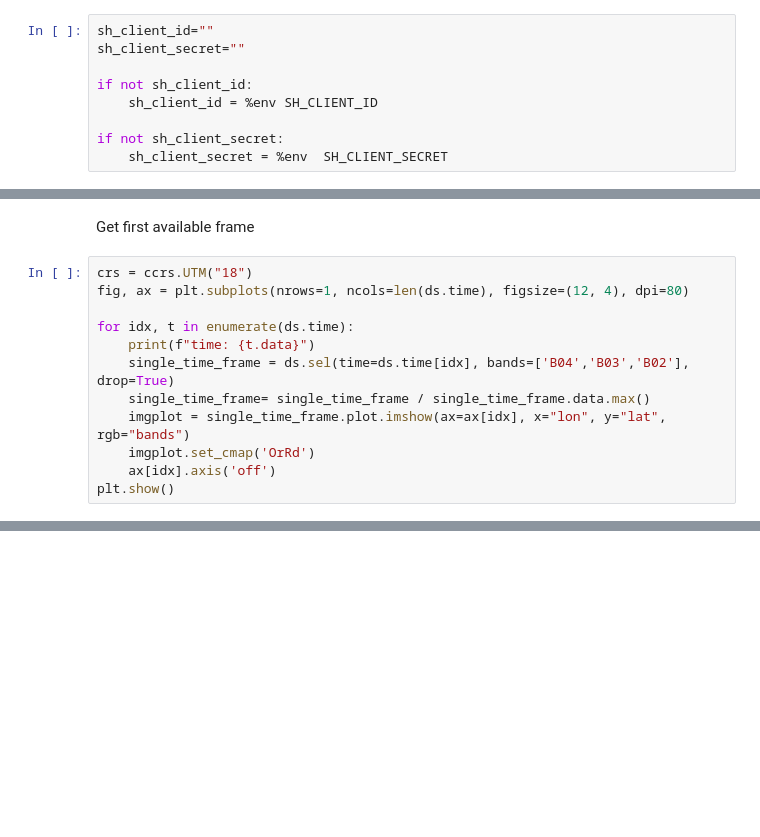
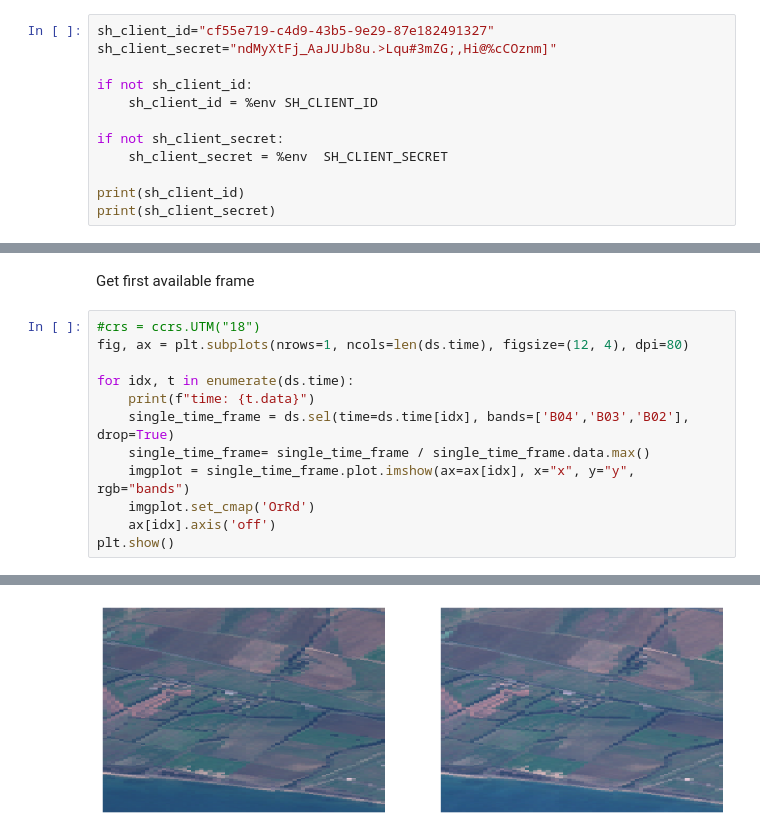
Before and after one commit to sentinel-hub/odc-sh, a Jupyter notebook: notebooks/sentinelhub_load_S2_data.ipynb, the cells around one changed output, grey strips where cells are left out. Drawn from its saved outputs; the diff is of its cells as text; blank space fills up the shorter version.

```diff
--- a/notebooks/sentinelhub_load_S2_data.ipynb
+++ b/notebooks/sentinelhub_load_S2_data.ipynb
@@ -18,11 +17,14 @@ import pandas
 
 from odc_sh import engine
 # %%
-sh_client_id=""
-sh_client_secret=""
+sh_client_id="cf55e719-c4d9-43b5-9e29-87e182491327"
+sh_client_secret="ndMyXtFj_AaJUJb8u.>Lqu#3mZG;,Hi@%cCOznm]"
 
 if not sh_client_id:
     sh_client_id = %env SH_CLIENT_ID
 
 if not sh_client_secret:
     sh_client_secret = %env  SH_CLIENT_SECRET
+
+print(sh_client_id)
+print(sh_client_secret)
@@ -78,14 +118,15 @@ for t in ds.time:
 # %% [markdown]
 Get first available frame
 # %%
-crs = ccrs.UTM("18")
+#crs = ccrs.UTM("18")
 fig, ax = plt.subplots(nrows=1, ncols=len(ds.time), figsize=(12, 4), dpi=80)
 
 for idx, t in enumerate(ds.time):
     print(f"time: {t.data}")
     single_time_frame = ds.sel(time=ds.time[idx], bands=['B04','B03','B02'], drop=True)
     single_time_frame= single_time_frame / single_time_frame.data.max()
-    imgplot = single_time_frame.plot.imshow(ax=ax[idx], x="lon", y="lat", rgb="bands")
+    imgplot = single_time_frame.plot.imshow(ax=ax[idx], x="x", y="y", rgb="bands")
     imgplot.set_cmap('OrRd')
     ax[idx].axis('off')
 plt.show()
+# %% [output]
@@ -91,0 +135 @@ plt.show()
+[figure, added]
```
Also changed, not shown: parts of 9 cells of this notebook, 2 other files.
